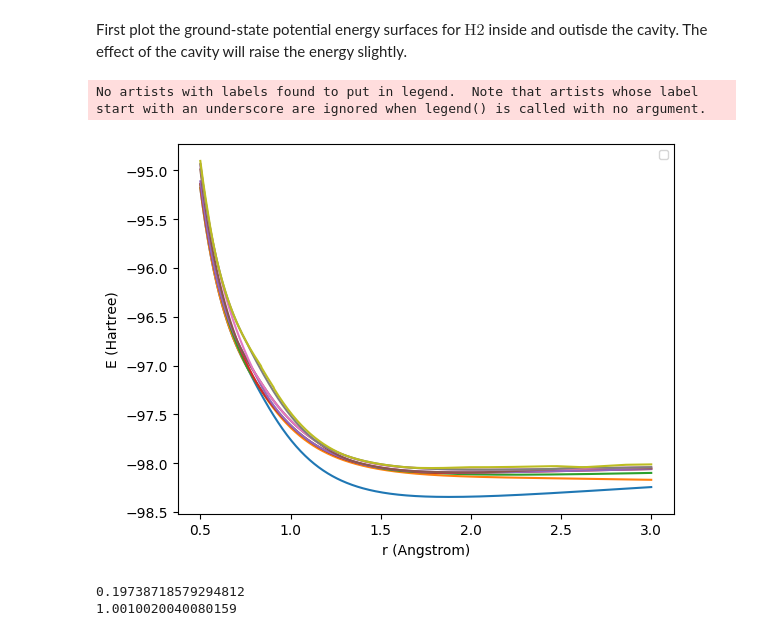
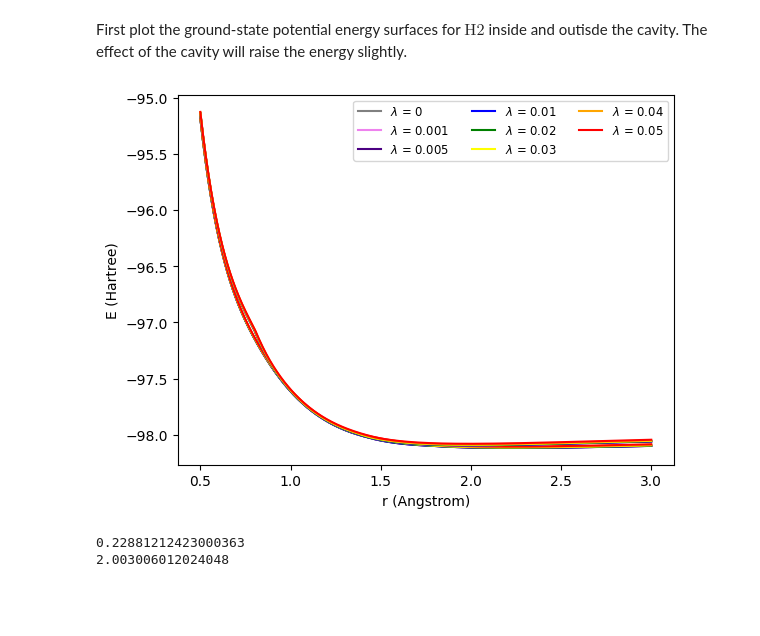
Before and after one commit to FoleyLab/SCQED-PCQED, a Jupyter notebook: src/QED-FCI_LiCN_HR.ipynb, the cells around one changed output. Cells and saved outputs as stored; diff of their text form; code cells hidden in the pictures; blank space fills up the shorter version.

```diff
--- a/src/QED-FCI_LiCN_HR.ipynb
+++ b/src/QED-FCI_LiCN_HR.ipynb
@@ -236,43 +237,38 @@ First plot the ground-state potential energy surfaces for $ \text{H2} $ inside a
 # %%
 lambda_list = [0, 0.001, 0.005, 0.01, 0.02, 0.03, 0.04, 0.05]
 fci_S0_omega = np.zeros((1, N_R))
 for i in range(N_R):
-    fci_S0_omega[0,i] = S0_array[i] + 0.19738718579294812
+    fci_S0_omega[0,i] = S0_array[i] + 0.22881212423000363
 fci_S0_plusw = np.ndarray.flatten(fci_S0_omega)
 
 color_list_1 = ['grey','violet','indigo','blue','green','yellow','orange','red']
 
-#for i in range(8):
- #   plt.plot(r_data, LP_arrays[i,:], f'{color_list_1[i]}', label=f'$\lambda$ = {lambda_list[i]}')
-#for k in range(8):
- #       plt.plot(r_data, UP_arrays[k,:], f'{color_list_1[k]}',)
-#plt.plot(r_data, fci_S0_omega[0,:])
-for i in range(9):
-    plt.plot(r_data, cavity_E_array_0_00[i,:])
-#plt.plot(r_data, fci_S0_omega[0,:])
-#plt.plot(r_data, cavity_E_array_0_001[5,:])
-#plt.plot(r_data, cavity_E_array_0_05[7,:])
+for i in range(8):
+    plt.plot(r_data, LP_arrays[i,:], f'{color_list_1[i]}', label=f'$\lambda$ = {lambda_list[i]}')
+for k in range(8):
+        plt.plot(r_data, UP_arrays[k,:], f'{color_list_1[k]}',)
+
+
 
 plt.xlabel('r (Angstrom)')
 plt.ylabel('E (Hartree)')
 
 
 #plt.xlim(1.5, 2)
 #plt.ylim(-7.76, -7.72)
 plt.legend(loc = 'upper right', ncols = 3, fontsize = 'small')
 plt.savefig('ppsurfaces.png',dpi=500)
 #plt.show()
 # %% [output]
-No artists with labels found to put in legend.  Note that artists whose label start with an underscore are ignored when legend() is called with no argument.
-[figure, old version]
+[figure, new version]
 # %%
-omega_test = np.abs(S1_array[100] - S0_array[100])
+omega_test = np.abs(S1_array[300] - S0_array[300])
 print(omega_test)
-print(r_data[100])
+print(r_data[300])
 #use this omega value
 # %% [output]
-0.19738718579294812
-1.0010020040080159
+0.22881212423000363
+2.003006012024048
 # %%
 #see if plt.savefig has a function to save the figure without a background
 
```
Also changed, not shown: parts of 6 cells of this notebook, 49 other files.
